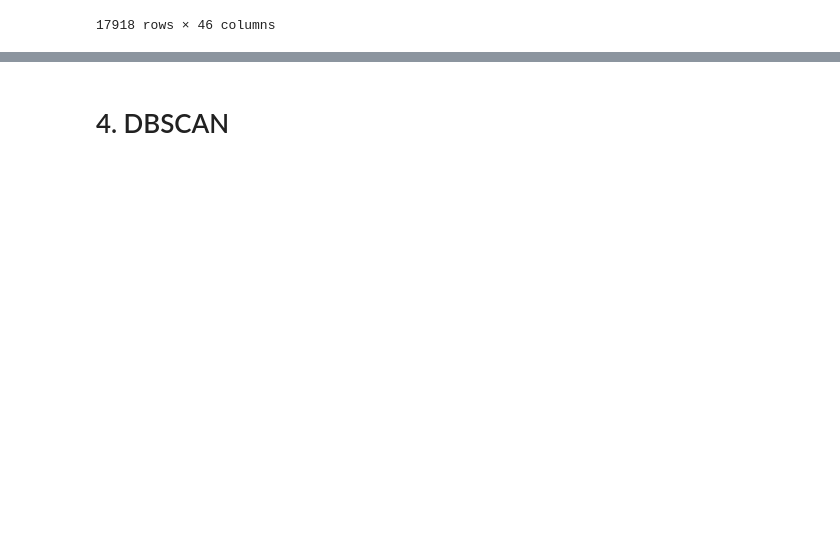
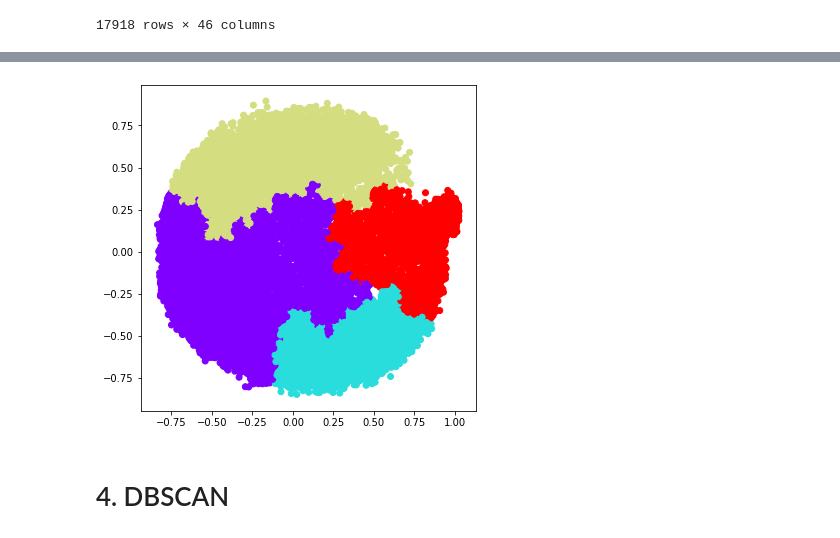
Before and after one commit to chhanganivarun/data-analysis, a Jupyter notebook: 02/Assignment 2.ipynb, the cells around one changed output, grey strips where cells are left out. Saved outputs shown, nothing was run; the diff lists cells and outputs as text; code cells hidden in the pictures; blank space fills up the shorter version.

```diff
--- a/02/Assignment 2.ipynb
+++ b/02/Assignment 2.ipynb
@@ -412,2 +438,12 @@ print(silhouette_scores)
+# %%
+ac4 = AgglomerativeClustering(n_clusters = 4)
+
+# Visualizing the clustering
+plt.figure(figsize =(6, 6))
+plt.scatter(X_principal['P1'], X_principal['P2'],
+c = ac4.fit_predict(X_principal), cmap ='rainbow')
+plt.show()
+# %% [output]
+[figure, added]
 # %% [markdown]
 # 4. DBSCAN
```
Also changed, not shown: parts of 16 cells of this notebook.
